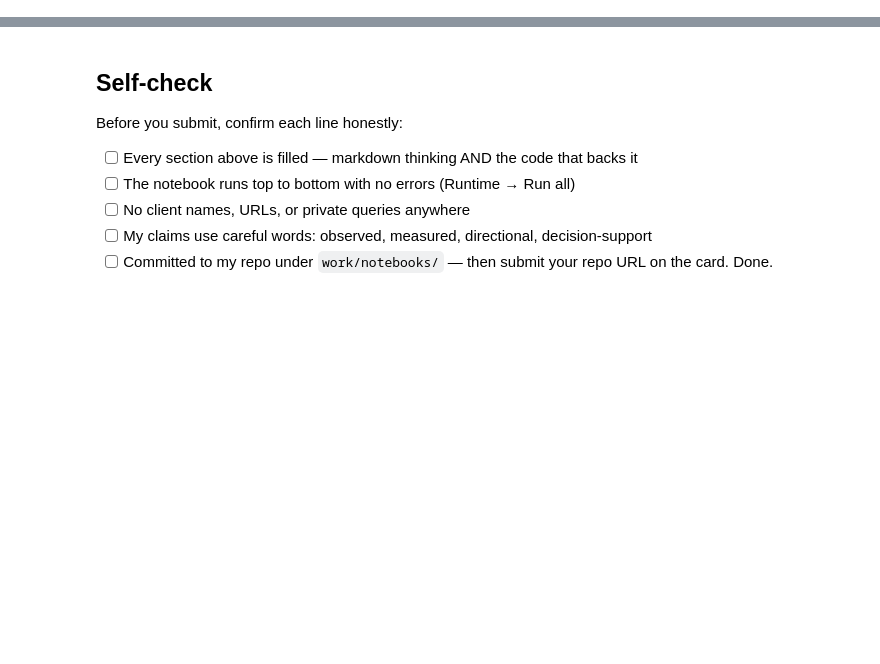
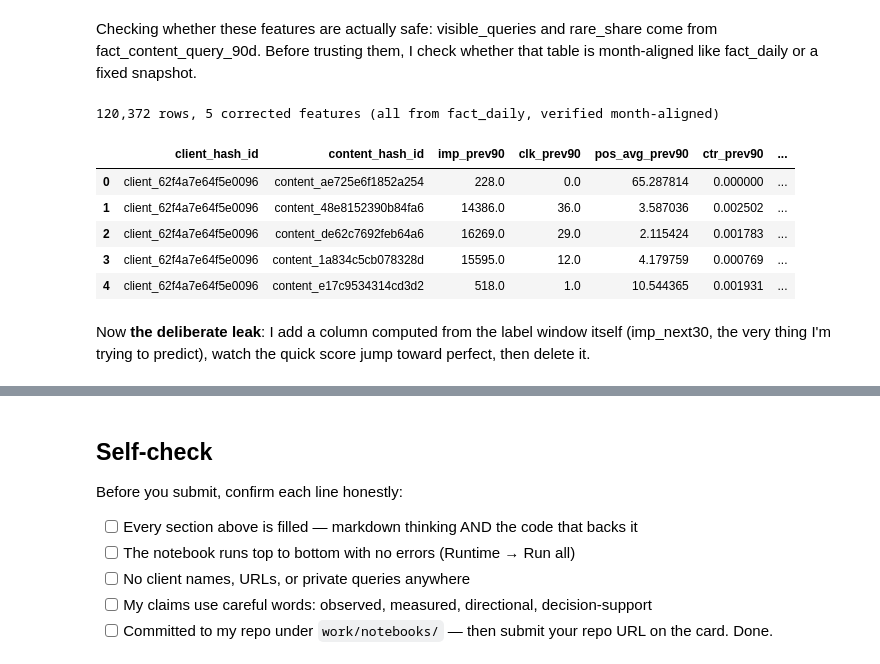
Before and after one commit to saad0O5/FlyRank-Internship-Work, a Jupyter notebook: work/notebooks/w03_data_contract.ipynb, the cells around one changed output, grey strips where cells are left out. Saved outputs shown, nothing was run; the diff lists cells and outputs as text; code cells hidden in the pictures; blank space fills up the shorter version.

```diff
--- a/work/notebooks/w03_data_contract.ipynb
+++ b/work/notebooks/w03_data_contract.ipynb
@@ -36,0 +11,26 @@ This skeleton is yours to fill. Work the sections **in order** — each one has
+# %%
+import os, getpass
+
+HF_TOKEN = os.environ.get('HF_TOKEN')
+if not HF_TOKEN:
+    try:
+        from google.colab import userdata
+        HF_TOKEN = userdata.get('HF_TOKEN')
+    except Exception:
+        pass
+HF_TOKEN = HF_TOKEN or getpass.getpass('Paste your Hugging Face READ token (hf_...): ')
+
+%pip -q install duckdb huggingface_hub
+
+import duckdb
+con = duckdb.connect()
+con.execute(f"CREATE OR REPLACE SECRET hf (TYPE huggingface, TOKEN '{HF_TOKEN}')")
+
+REL = 'hf://datasets/FlyRank/internship-warehouse'
+TABLES = {
+    'dim_clients':       f"read_parquet('{REL}/dim_clients.parquet')",
+    'dim_content':       f"read_parquet('{REL}/dim_content.parquet')",
+    'fact_daily':        f"read_parquet('{REL}/fact_content_daily_performance/**/*.parquet')",
+    'fact_query_90d':    f"read_parquet('{REL}/fact_content_query_90d.parquet')",
+}
+print("Connected.")
@@ -36,0 +229,28 @@ This skeleton is yours to fill. Work the sections **in order** — each one has
+# %% [markdown]
+Checking whether these features are actually safe: visible_queries and rare_share come from fact_content_query_90d. Before trusting them, I check whether that table is month-aligned like fact_daily or a fixed snapshot.
+# %%
+feat = con.sql(f"""
+    SELECT client_hash_id, content_hash_id,
+           SUM(gsc_impressions) AS imp_prev90,
+           SUM(gsc_clicks)      AS clk_prev90,
+           AVG(gsc_avg_position) AS pos_avg_prev90,
+           SUM(gsc_clicks) / NULLIF(SUM(gsc_impressions), 0) AS ctr_prev90,
+           COUNT(*) FILTER (WHERE gsc_impressions > 0) AS days_active_prev90
+    FROM {TABLES['fact_daily']}
+    WHERE report_date BETWEEN '2025-12-31' AND '2026-03-31'
+    GROUP BY 1, 2
+    HAVING imp_prev90 >= 100
+""").df()
+
+print(f"{len(feat):,} rows, 5 corrected features (all from fact_daily, verified month-aligned)")
+feat.head()
+# %% [output]
+120,372 rows, 5 corrected features (all from fact_daily, verified month-aligned)
+|  | client_hash_id | content_hash_id | imp_prev90 | clk_prev90 | pos_avg_prev90 | ctr_prev90 | ... |
+| 0 | client_62f4a7e64f5e0096 | content_ae725e6f1852a254 | 228.0 | 0.0 | 65.287814 | 0.000000 | ... |
+| 1 | client_62f4a7e64f5e0096 | content_48e8152390b84fa6 | 14386.0 | 36.0 | 3.587036 | 0.002502 | ... |
+| 2 | client_62f4a7e64f5e0096 | content_de62c7692feb64a6 | 16269.0 | 29.0 | 2.115424 | 0.001783 | ... |
+| 3 | client_62f4a7e64f5e0096 | content_1a834c5cb078328d | 15595.0 | 12.0 | 4.179759 | 0.000769 | ... |
+| 4 | client_62f4a7e64f5e0096 | content_e17c9534314cd3d2 | 518.0 | 1.0 | 10.544365 | 0.001931 | ... |
+# %% [markdown]
+Now **the deliberate leak**: I add a column computed from the label window itself (imp_next30, the very thing I'm trying to predict), watch the quick score jump toward perfect, then delete it.
```
Also changed, not shown: parts of 29 cells of this notebook.
